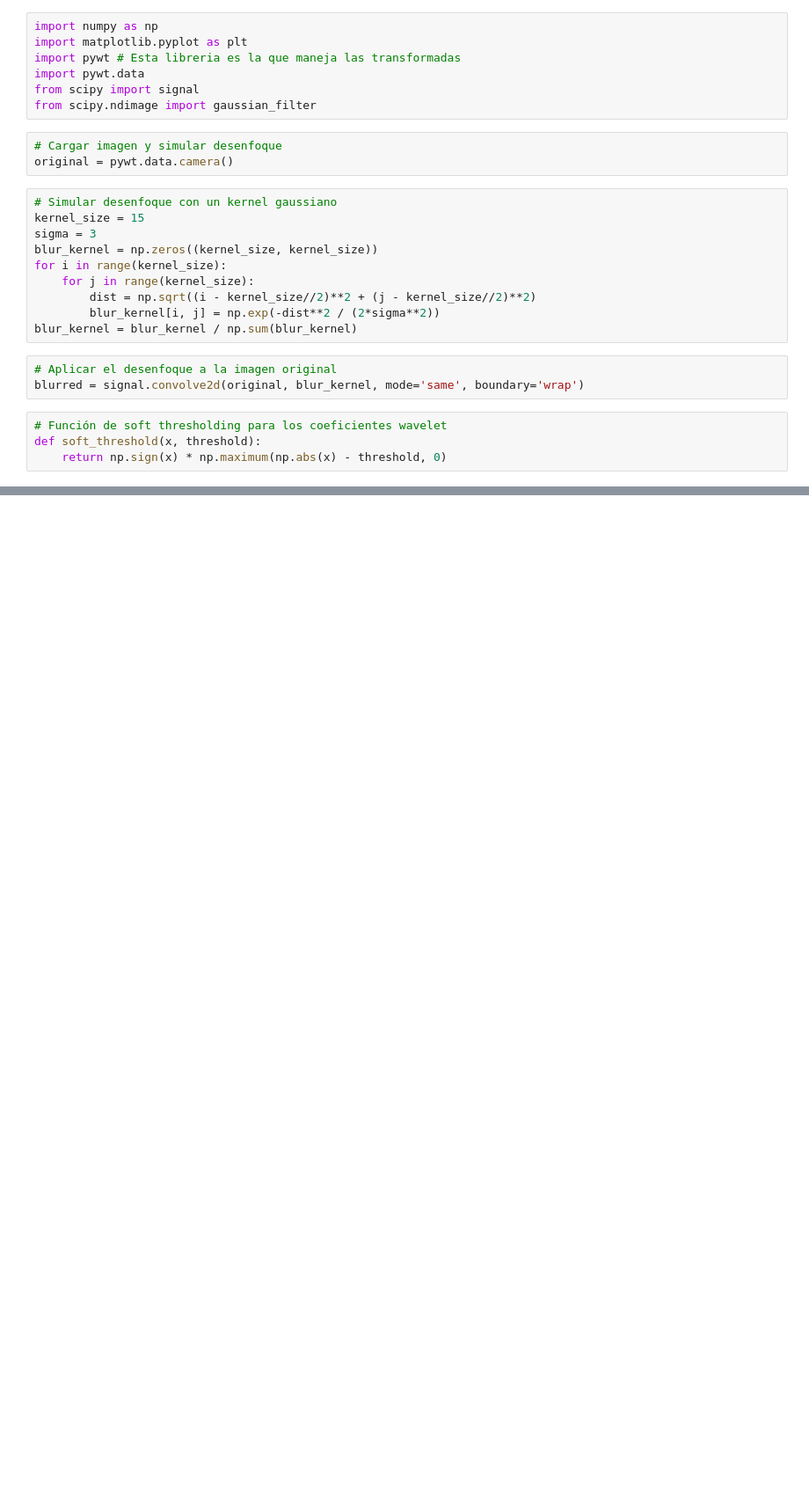
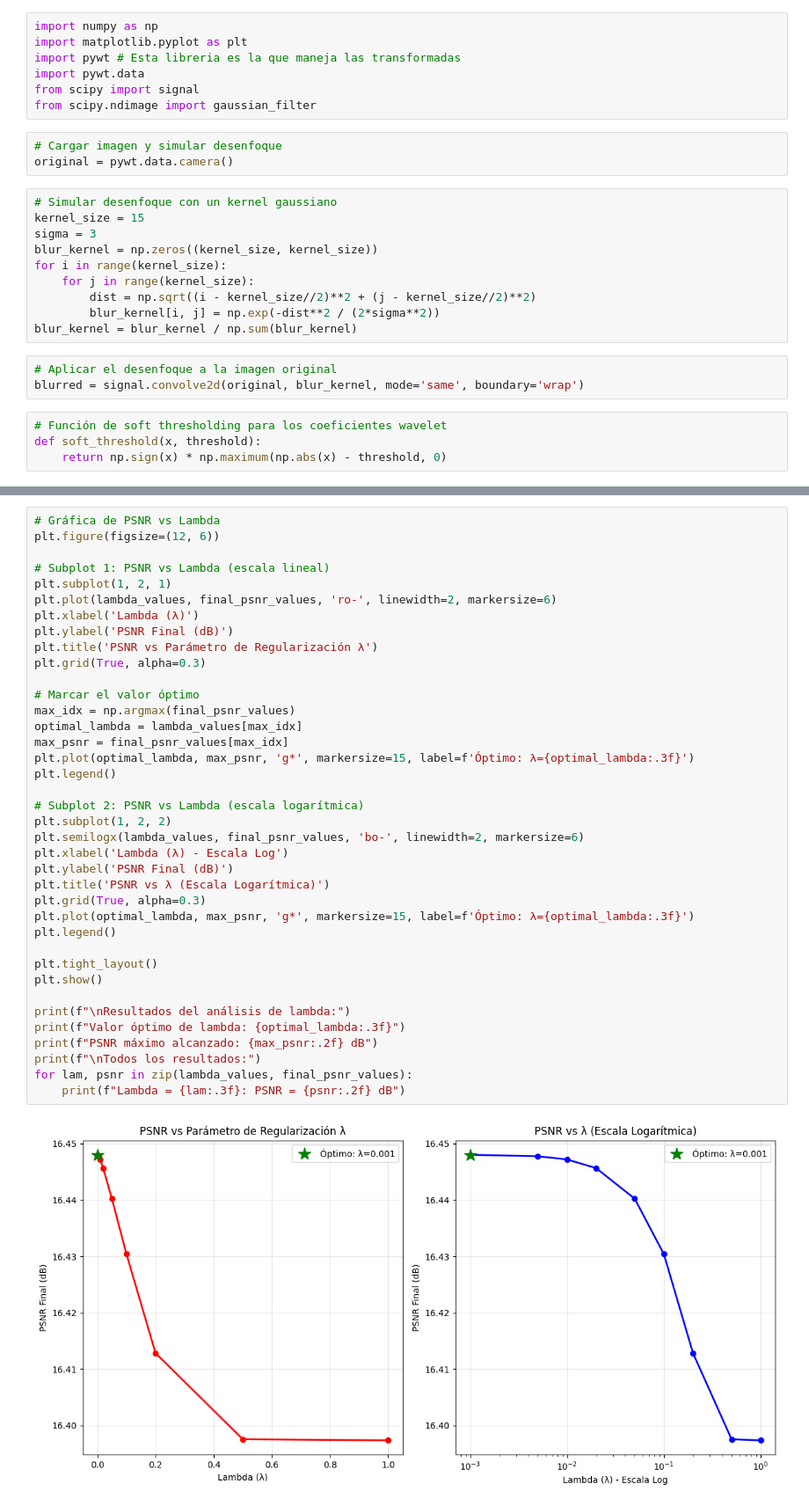
Before and after one commit to chrisatin/optimization_project, a Jupyter notebook: Notebook/Proyecto_final_ADMM.ipynb, the cells around one changed output, grey strips where cells are left out. Shown at 88% size. Cells and saved outputs as stored; diff of their text form; blank space fills up the shorter version.

```diff
--- a/Notebook/Proyecto_final_ADMM.ipynb
+++ b/Notebook/Proyecto_final_ADMM.ipynb
@@ -92,0 +228,40 @@ plt.show()
+# %%
+# Gráfica de PSNR vs Lambda
+plt.figure(figsize=(12, 6))
+
+# Subplot 1: PSNR vs Lambda (escala lineal)
+plt.subplot(1, 2, 1)
+plt.plot(lambda_values, final_psnr_values, 'ro-', linewidth=2, markersize=6)
+plt.xlabel('Lambda (λ)')
+plt.ylabel('PSNR Final (dB)')
+plt.title('PSNR vs Parámetro de Regularización λ')
+plt.grid(True, alpha=0.3)
+
+# Marcar el valor óptimo
+max_idx = np.argmax(final_psnr_values)
+optimal_lambda = lambda_values[max_idx]
+max_psnr = final_psnr_values[max_idx]
+plt.plot(optimal_lambda, max_psnr, 'g*', markersize=15, label=f'Óptimo: λ={optimal_lambda:.3f}')
+plt.legend()
+
+# Subplot 2: PSNR vs Lambda (escala logarítmica)
+plt.subplot(1, 2, 2)
+plt.semilogx(lambda_values, final_psnr_values, 'bo-', linewidth=2, markersize=6)
+plt.xlabel('Lambda (λ) - Escala Log')
+plt.ylabel('PSNR Final (dB)')
+plt.title('PSNR vs λ (Escala Logarítmica)')
+plt.grid(True, alpha=0.3)
+plt.plot(optimal_lambda, max_psnr, 'g*', markersize=15, label=f'Óptimo: λ={optimal_lambda:.3f}')
+plt.legend()
+
+plt.tight_layout()
+plt.show()
+
+print(f"\nResultados del análisis de lambda:")
+print(f"Valor óptimo de lambda: {optimal_lambda:.3f}")
+print(f"PSNR máximo alcanzado: {max_psnr:.2f} dB")
+print(f"\nTodos los resultados:")
+for lam, psnr in zip(lambda_values, final_psnr_values):
+    print(f"Lambda = {lam:.3f}: PSNR = {psnr:.2f} dB")
+# %% [output]
+[figure, added]
```
Also changed, not shown: parts of 8 cells of this notebook.
